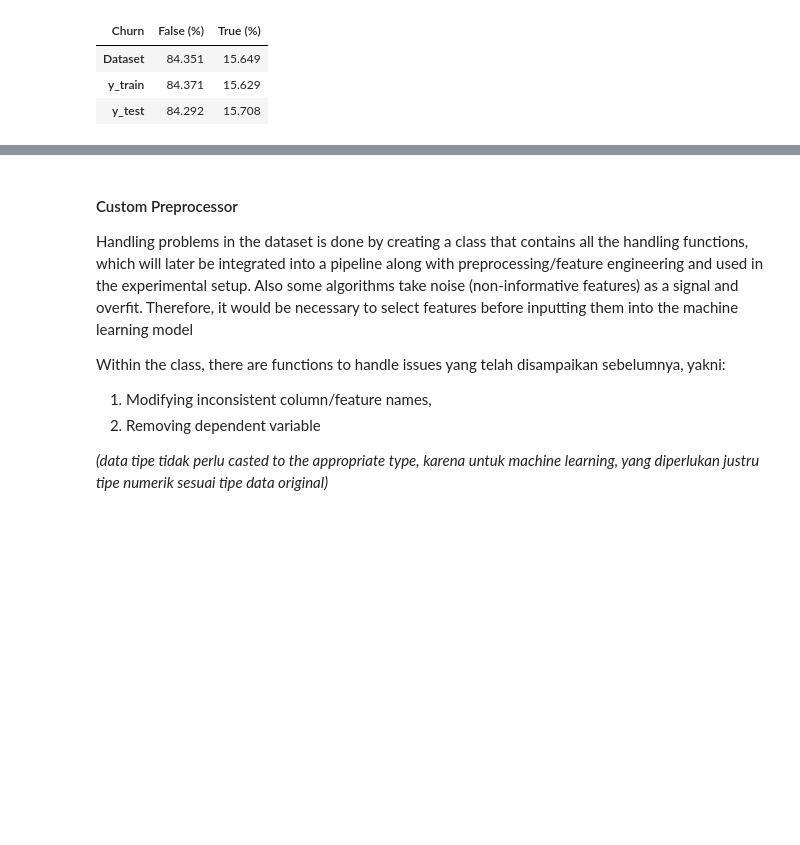
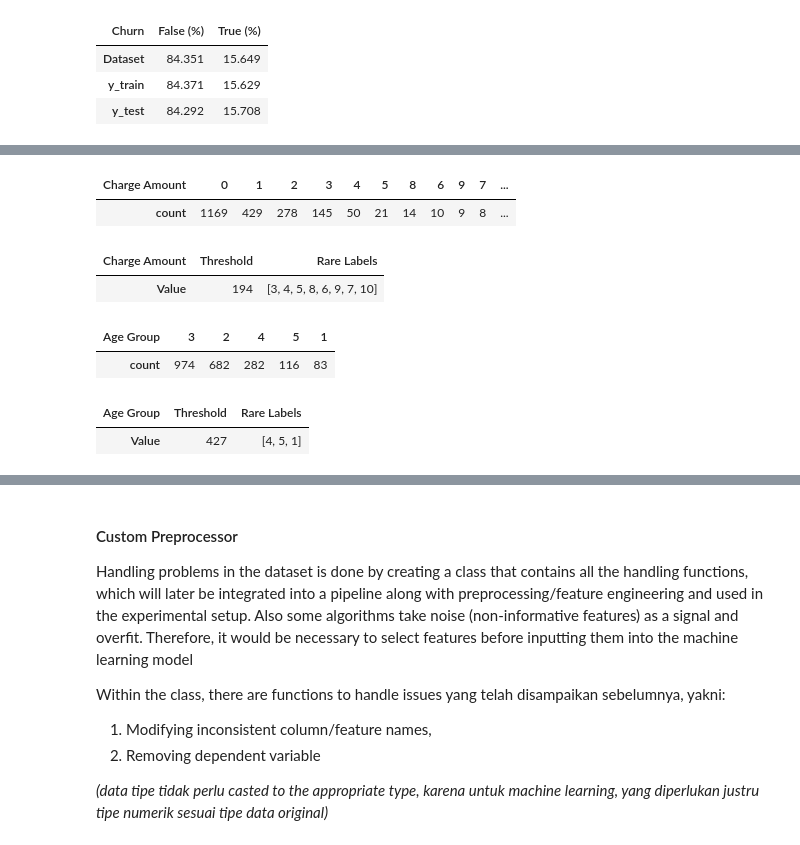
Before and after one commit to garudapaksi-yusuf/Iranian_Telecom_Churn, a Jupyter notebook: notebook/3. Data Modeling.ipynb, the cells around one changed output, grey strips where cells are left out. Saved outputs shown, nothing was run; the diff lists cells and outputs as text; code cells hidden in the pictures; blank space fills up the shorter version.

```diff
--- a/notebook/3. Data Modeling.ipynb
+++ b/notebook/3. Data Modeling.ipynb
@@ -127,0 +153,35 @@ Note:
+# %%
+categorical_columns = ["Tariff Plan", "Status", "Charge  Amount", "Age Group"]
+
+for column in categorical_columns:
+    if X_train[column].nunique() > 2:
+        value_counts = X_train[column].value_counts()
+        threshold = X_train[column].value_counts().mean()
+        rare_labels = value_counts[value_counts < threshold].index
+
+        display(
+            value_counts\
+                .to_frame()\
+                    .T
+        )
+
+        display(pd.DataFrame(
+            data=[round(threshold),
+                    [label for label in rare_labels]],
+            index=pd.Index(
+                data=["Threshold",
+                        "Rare Labels"],
+                name=column
+            ),
+            columns=["Value"]
+        ).T
+        )
+# %% [output]
+| Charge Amount | 0 | 1 | 2 | 3 | 4 | 5 | 8 | 6 | 9 | 7 | ... |
+| count | 1169 | 429 | 278 | 145 | 50 | 21 | 14 | 10 | 9 | 8 | ... |
+| Charge Amount | Threshold | Rare Labels |
+| Value | 194 | [3, 4, 5, 8, 6, 9, 7, 10] |
+| Age Group | 3 | 2 | 4 | 5 | 1 |
+| count | 974 | 682 | 282 | 116 | 83 |
+| Age Group | Threshold | Rare Labels |
+| Value | 427 | [4, 5, 1] |
```
Also changed, not shown: parts of 29 cells of this notebook, 1 other file.
